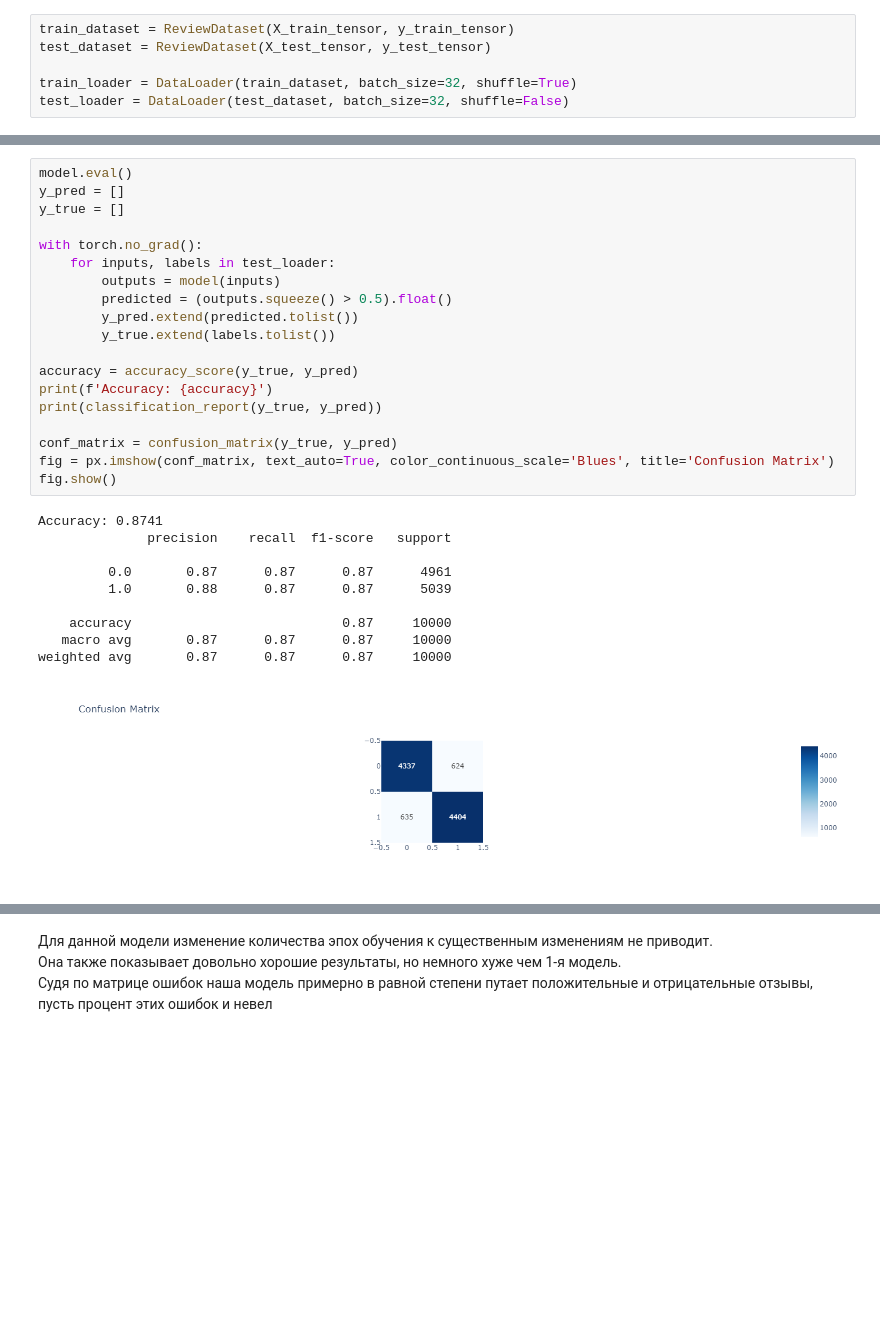
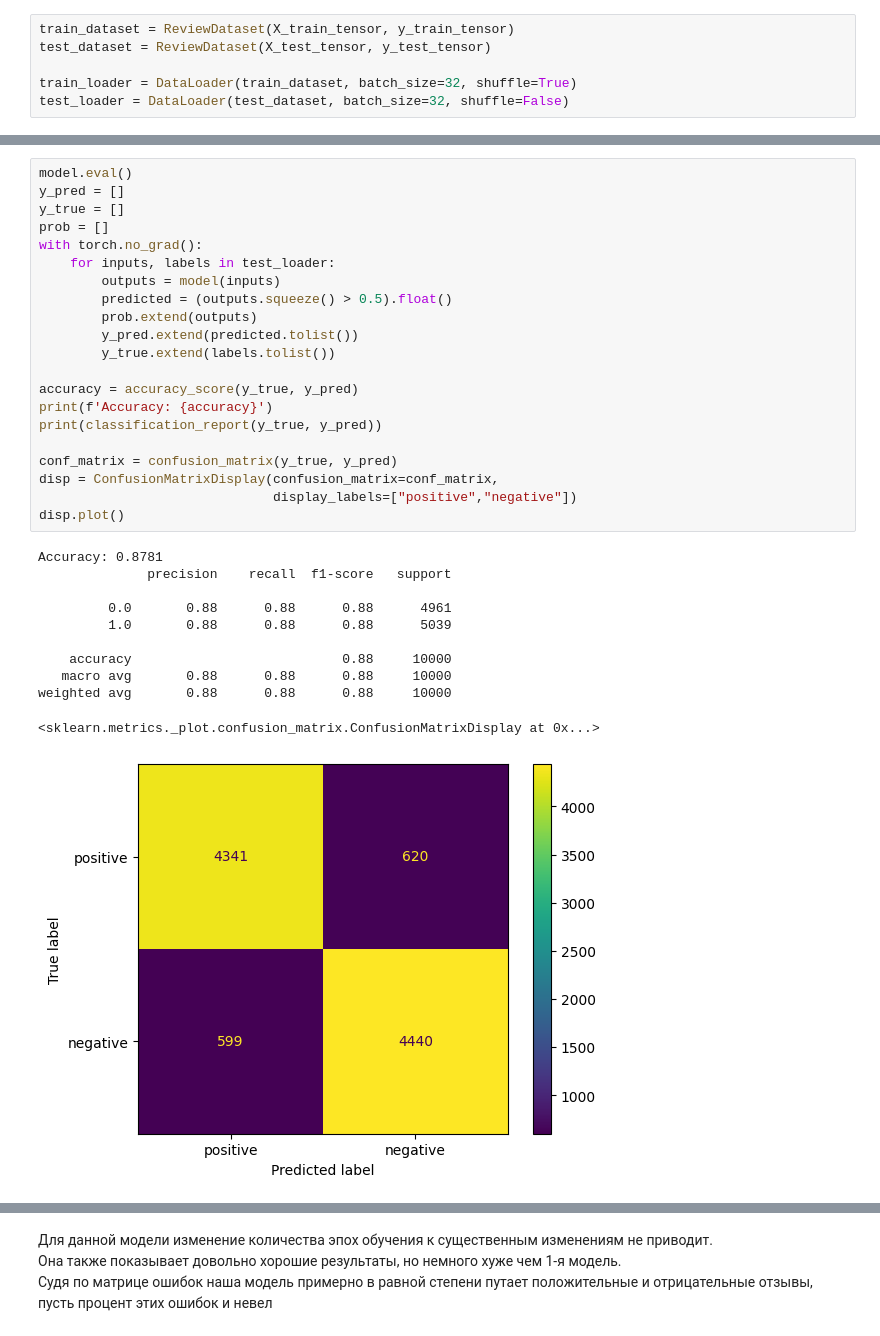
Before and after one commit to Seinty/CK_Project, a Jupyter notebook: Neural_Network_model.ipynb, the cells around one changed output, grey strips where cells are left out. Saved outputs shown, nothing was run; the diff lists cells and outputs as text; blank space fills up the shorter version.

```diff
--- a/Neural_Network_model.ipynb
+++ b/Neural_Network_model.ipynb
@@ -218,30 +221,33 @@ Epoch 10/10, Loss: 0.006834035129542462
 # %%
 model.eval()
 y_pred = []
 y_true = []
-
+prob = []
 with torch.no_grad():
     for inputs, labels in test_loader:
         outputs = model(inputs)
         predicted = (outputs.squeeze() > 0.5).float()
+        prob.extend(outputs)
         y_pred.extend(predicted.tolist())
         y_true.extend(labels.tolist())
 
 accuracy = accuracy_score(y_true, y_pred)
 print(f'Accuracy: {accuracy}')
 print(classification_report(y_true, y_pred))
 
 conf_matrix = confusion_matrix(y_true, y_pred)
-fig = px.imshow(conf_matrix, text_auto=True, color_continuous_scale='Blues', title='Confusion Matrix')
-fig.show()
+disp = ConfusionMatrixDisplay(confusion_matrix=conf_matrix,
+                              display_labels=["positive","negative"])
+disp.plot()
 # %% [output]
-Accuracy: 0.8741
+Accuracy: 0.8781
               precision    recall  f1-score   support
 
-         0.0       0.87      0.87      0.87      4961
-         1.0       0.88      0.87      0.87      5039
+         0.0       0.88      0.88      0.88      4961
+         1.0       0.88      0.88      0.88      5039
 
-    accuracy                           0.87     10000
-   macro avg       0.87      0.87      0.87     10000
-weighted avg       0.87      0.87      0.87     10000
+    accuracy                           0.88     10000
+   macro avg       0.88      0.88      0.88     10000
+weighted avg       0.88      0.88      0.88     10000
+<sklearn.metrics._plot.confusion_matrix.ConfusionMatrixDisplay at 0x...>
-[figure, old version]
+[figure, new version]
```
Also changed, not shown: parts of 5 cells of this notebook, 3 other files.
